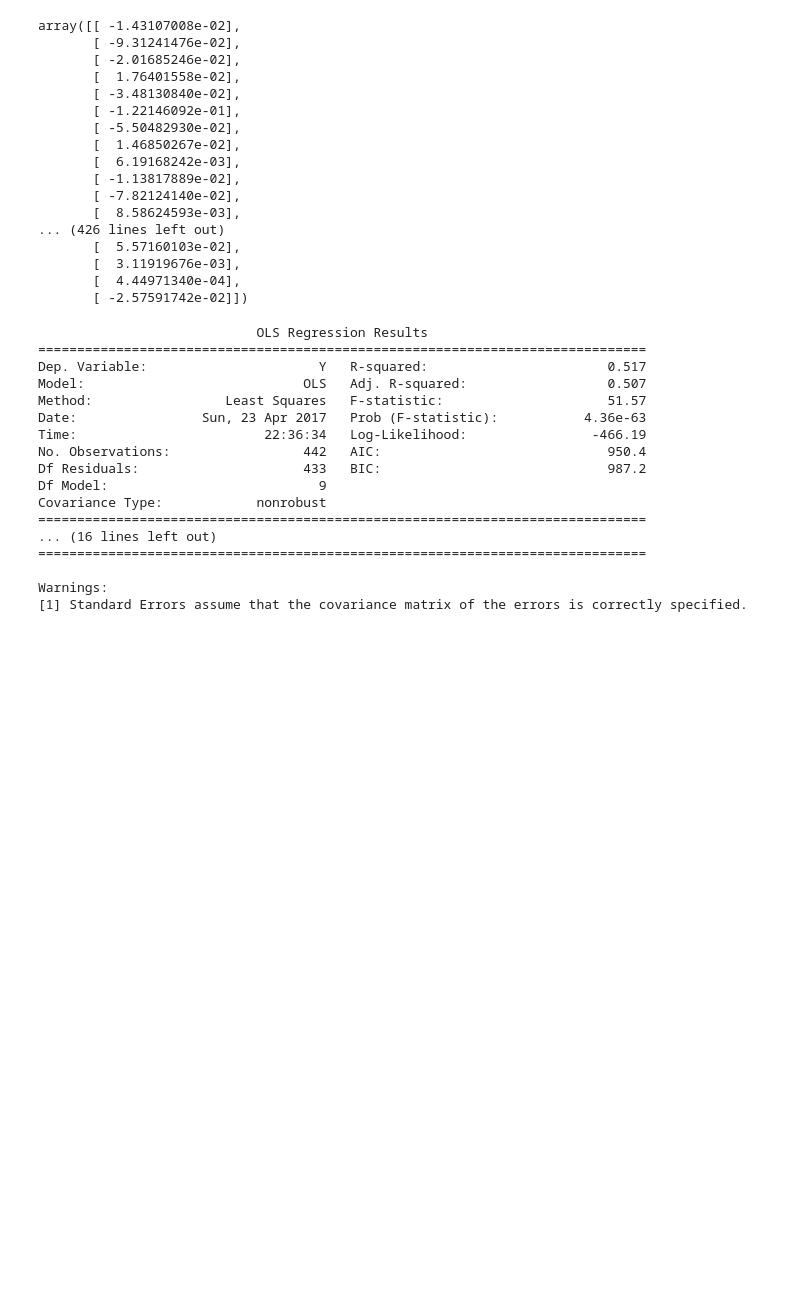
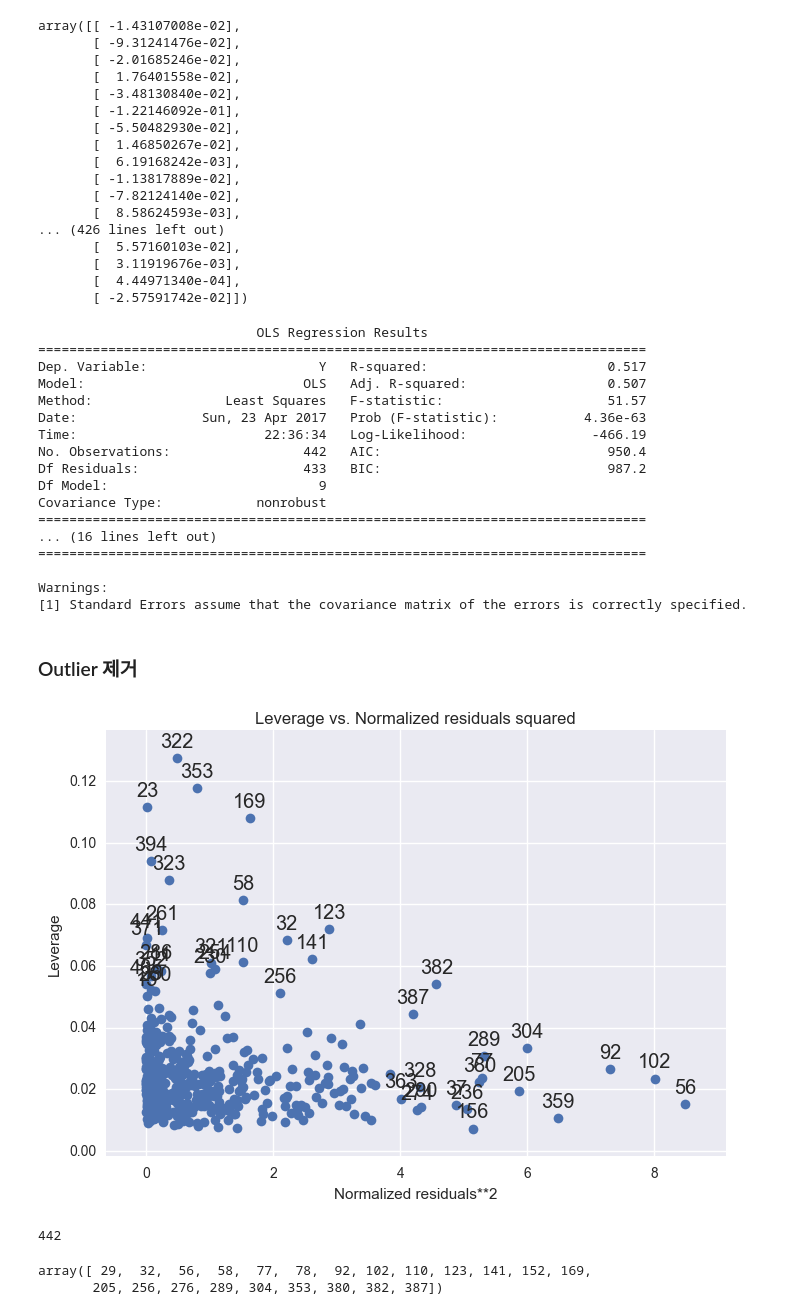
Before and after one commit to baejunyang/datascienceschool, a Jupyter notebook: studying/Regression/diabetes.ipynb, the cells around one changed output. Drawn from its saved outputs; the diff is of its cells as text; code cells hidden in the pictures; blank space fills up the shorter version.

```diff
--- a/studying/Regression/diabetes.ipynb
+++ b/studying/Regression/diabetes.ipynb
@@ -210,3 +241,21 @@ Covariance Type:            nonrobust
 
 Warnings:
 [1] Standard Errors assume that the covariance matrix of the errors is correctly specified.
+# %% [markdown]
+### Outlier 제거
+# %%
+sm.graphics.plot_leverage_resid2(result_n)
+plt.show()
+# %% [output]
+[figure, added]
+# %%
+len(df['Y'])
+# %% [output]
+442
+# %%
+cook0, p_val = influence.cooks_distance
+idx = np.where(cook0 > 4/float(len(df['Y'])-2))[0]
+idx
+# %% [output]
+array([ 29,  32,  56,  58,  77,  78,  92, 102, 110, 123, 141, 152, 169,
+       205, 256, 276, 289, 304, 353, 380, 382, 387])
```
Also changed, not shown: parts of 6 cells of this notebook.
